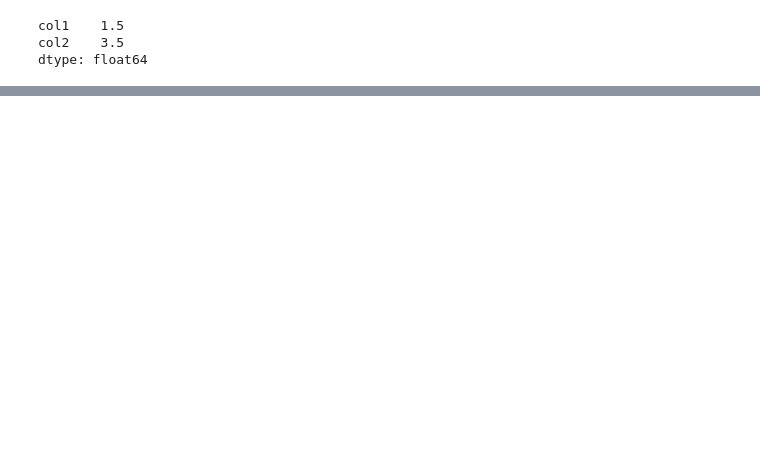
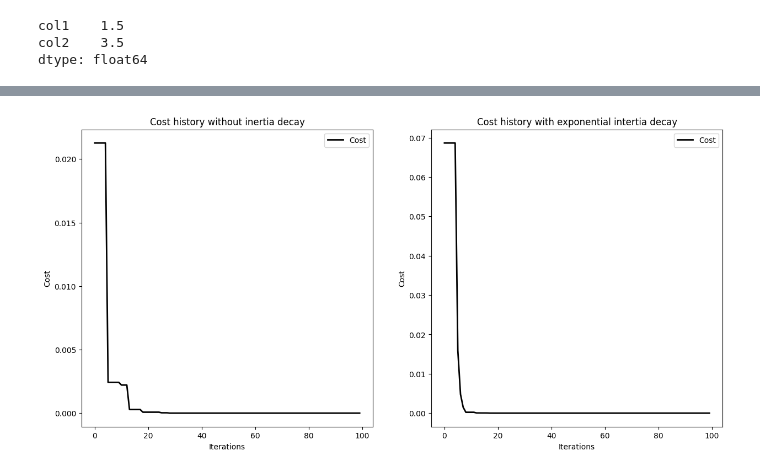
Before and after one commit to BungBungKwo/final-design, a Jupyter notebook: demo/Experiments/Test.ipynb, the cells around one changed output, grey strips where cells are left out. Drawn from its saved outputs; the diff is of its cells as text; code cells hidden in the pictures; blank space fills up the shorter version.

```diff
--- a/demo/Experiments/Test.ipynb
+++ b/demo/Experiments/Test.ipynb
@@ -342,3 +485,30 @@ df.mean(axis=0)
 col1    1.5
 col2    3.5
 dtype: float64
+# %%
+# Import modules
+import matplotlib.pyplot as plt
+import numpy as np
+from IPython.display import Image
+
+# Import PySwarms
+import pyswarms as ps
+from pyswarms.utils.functions import single_obj as fx
+from pyswarms.utils.plotters import (plot_cost_history, plot_contour)
+
+from pyswarms.backend.handlers import OptionsHandler
+options = {'c1':0.5, 'c2':0.3, 'w':0.9}  # starting options
+optimizer_without_handle=ps.single.GlobalBestPSO(n_particles=50, dimensions=2, options=options)
+optimizer_with_handle = ps.single.GlobalBestPSO(n_particles=50, dimensions=2, options=options, oh_strategy={"w":'exp_decay', 'c1':'lin_variation'})
+
+cost, pos = optimizer_without_handle.optimize(fx.sphere, iters=100)
+cost_h, pos_h = optimizer_with_handle.optimize(fx.sphere, iters=100)
+
+fig, (ax, ax_h) = plt.subplots(ncols=2, nrows=1)
+fig.set_size_inches(15,7)
+plot_cost_history(ax=ax, cost_history=optimizer_without_handle.cost_history)
+plot_cost_history(ax=ax_h, cost_history=optimizer_with_handle.cost_history)
+ax.set_title("Cost history without inertia decay")
+ax_h.set_title("Cost history with exponential intertia decay")
+plt.show()
+# %% [output]
@@ -344,0 +519 @@ dtype: float64
+[figure, added]
```
Also changed, not shown: parts of 4 cells of this notebook.
